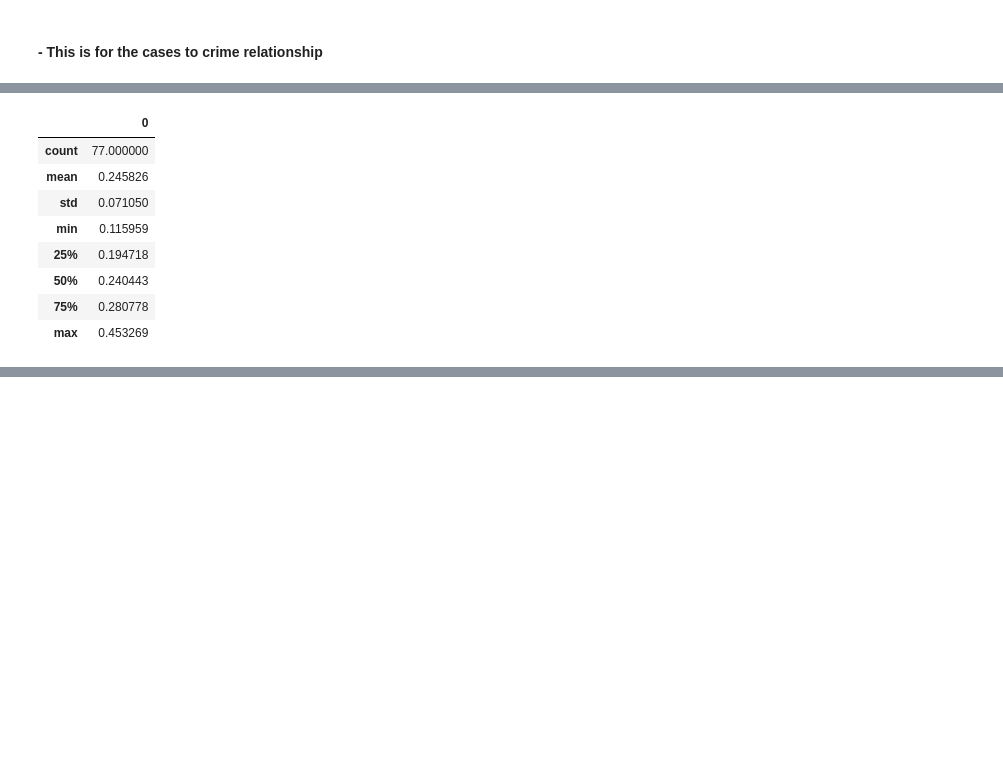
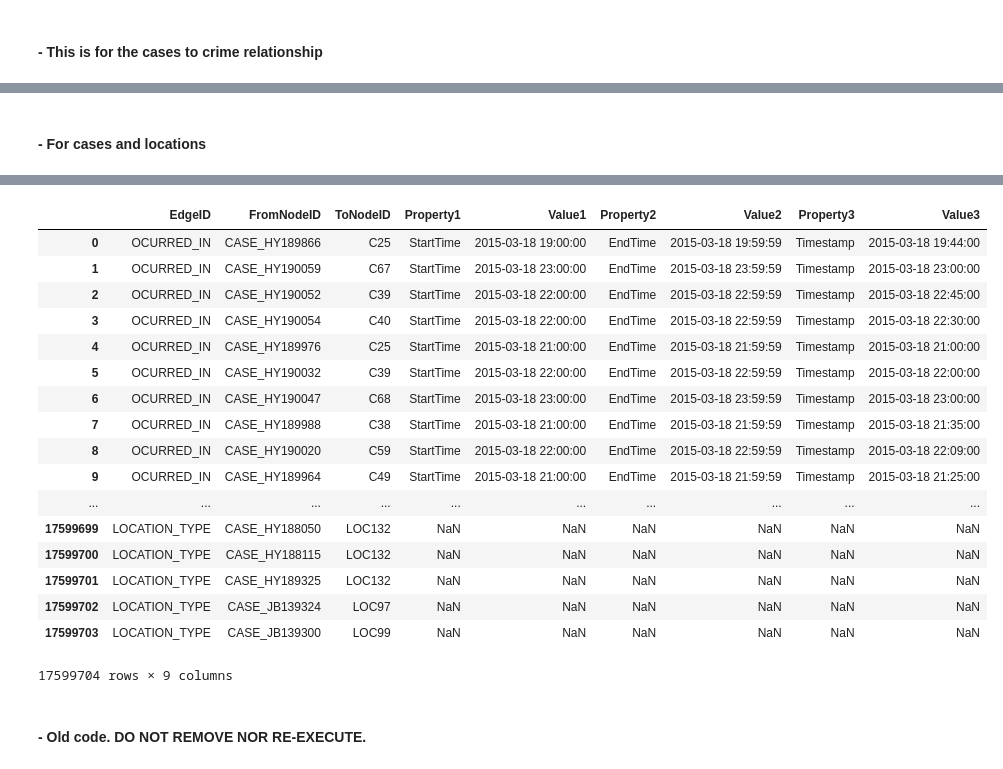
Before and after one commit to gomerudo/tuedataeng, a Jupyter notebook: wrangling/ChicagoCrimes_wrangling.ipynb, the cells around one changed output, grey strips where cells are left out. Saved outputs shown, nothing was run; the diff lists cells and outputs as text; code cells hidden in the pictures; blank space fills up the shorter version.

```diff
--- a/wrangling/ChicagoCrimes_wrangling.ipynb
+++ b/wrangling/ChicagoCrimes_wrangling.ipynb
@@ -563,15 +585,40 @@ Append to edges data frame took 757.21 sec
 | 11744047 | IS_OF_TYPE | CASE_JB139324 | CT_HOMICIDE | NaN | NaN | NaN | NaN | NaN | NaN |
 | 11744048 | IS_OF_TYPE | CASE_JB139300 | CT_HOMICIDE | NaN | NaN | NaN | NaN | NaN | NaN |
 11744049 rows × 9 columns
-# %%
-pd.DataFrame(rates).describe()
-# %% [output]
-|  | 0 |
-| count | 77.000000 |
-| mean | 0.245826 |
-| std | 0.071050 |
-| min | 0.115959 |
-| 25% | 0.194718 |
-| 50% | 0.240443 |
-| 75% | 0.280778 |
-| max | 0.453269 |
+# %% [markdown]
+#### - For cases and locations
+# %%
+headers = ["EdgeID", "FromNodeID", "ToNodeID",
+           "Property1", "Value1",
+           "Property2", "Value2",
+           "Property3", "Value3"]
+
+start_time = time.time()
+
+locations = crimes_df['Location Description'].unique()
+locations = np.sort(locations)
+
+# For case numbers
+for index, row in crimes_df.iterrows():
+    edges_list.append(
+        [
+            "LOCATION_TYPE", # EdgeID
+            case_number_to_key(row['Case Number']), # FromNodeID (A community)
+            location_to_key(np.where(locations == row['Location Description'])[0][0]), # ToNodeID (A crime type)
+            np.NaN, # Property1
+            np.NaN, # Value1
+            np.NaN, # Property2
+            np.NaN, # Value2
+            np.NaN, # Property3
+            np.NaN  # Value3
+        ]
+    )
+
+
+edges_df = pd.DataFrame(edges_list, columns = headers)
+
+end_time = time.time()
+print("Append to edges data frame took {:.2f} sec".format(end_time - start_time))
+
+edges_df
+# %% [output]
@@ -577,0 +626,20 @@ pd.DataFrame(rates).describe()
+|  | EdgeID | FromNodeID | ToNodeID | Property1 | Value1 | Property2 | Value2 | Property3 | Value3 |
+| 0 | OCURRED_IN | CASE_HY189866 | C25 | StartTime | 2015-03-18 19:00:00 | EndTime | 2015-03-18 19:59:59 | Timestamp | 2015-03-18 19:44:00 |
+| 1 | OCURRED_IN | CASE_HY190059 | C67 | StartTime | 2015-03-18 23:00:00 | EndTime | 2015-03-18 23:59:59 | Timestamp | 2015-03-18 23:00:00 |
+| 2 | OCURRED_IN | CASE_HY190052 | C39 | StartTime | 2015-03-18 22:00:00 | EndTime | 2015-03-18 22:59:59 | Timestamp | 2015-03-18 22:45:00 |
+| 3 | OCURRED_IN | CASE_HY190054 | C40 | StartTime | 2015-03-18 22:00:00 | EndTime | 2015-03-18 22:59:59 | Timestamp | 2015-03-18 22:30:00 |
+| 4 | OCURRED_IN | CASE_HY189976 | C25 | StartTime | 2015-03-18 21:00:00 | EndTime | 2015-03-18 21:59:59 | Timestamp | 2015-03-18 21:00:00 |
+| 5 | OCURRED_IN | CASE_HY190032 | C39 | StartTime | 2015-03-18 22:00:00 | EndTime | 2015-03-18 22:59:59 | Timestamp | 2015-03-18 22:00:00 |
+| 6 | OCURRED_IN | CASE_HY190047 | C68 | StartTime | 2015-03-18 23:00:00 | EndTime | 2015-03-18 23:59:59 | Timestamp | 2015-03-18 23:00:00 |
+| 7 | OCURRED_IN | CASE_HY189988 | C38 | StartTime | 2015-03-18 21:00:00 | EndTime | 2015-03-18 21:59:59 | Timestamp | 2015-03-18 21:35:00 |
+| 8 | OCURRED_IN | CASE_HY190020 | C59 | StartTime | 2015-03-18 22:00:00 | EndTime | 2015-03-18 22:59:59 | Timestamp | 2015-03-18 22:09:00 |
+| 9 | OCURRED_IN | CASE_HY189964 | C49 | StartTime | 2015-03-18 21:00:00 | EndTime | 2015-03-18 21:59:59 | Timestamp | 2015-03-18 21:25:00 |
+| ... | ... | ... | ... | ... | ... | ... | ... | ... | ... |
+| 17599699 | LOCATION_TYPE | CASE_HY188050 | LOC132 | NaN | NaN | NaN | NaN | NaN | NaN |
+| 17599700 | LOCATION_TYPE | CASE_HY188115 | LOC132 | NaN | NaN | NaN | NaN | NaN | NaN |
+| 17599701 | LOCATION_TYPE | CASE_HY189325 | LOC132 | NaN | NaN | NaN | NaN | NaN | NaN |
+| 17599702 | LOCATION_TYPE | CASE_JB139324 | LOC97 | NaN | NaN | NaN | NaN | NaN | NaN |
+| 17599703 | LOCATION_TYPE | CASE_JB139300 | LOC99 | NaN | NaN | NaN | NaN | NaN | NaN |
+17599704 rows × 9 columns
+# %% [markdown]
+#### - Old code. DO NOT REMOVE NOR RE-EXECUTE.
```
Also changed, not shown: parts of 9 cells of this notebook, 3 other files.
